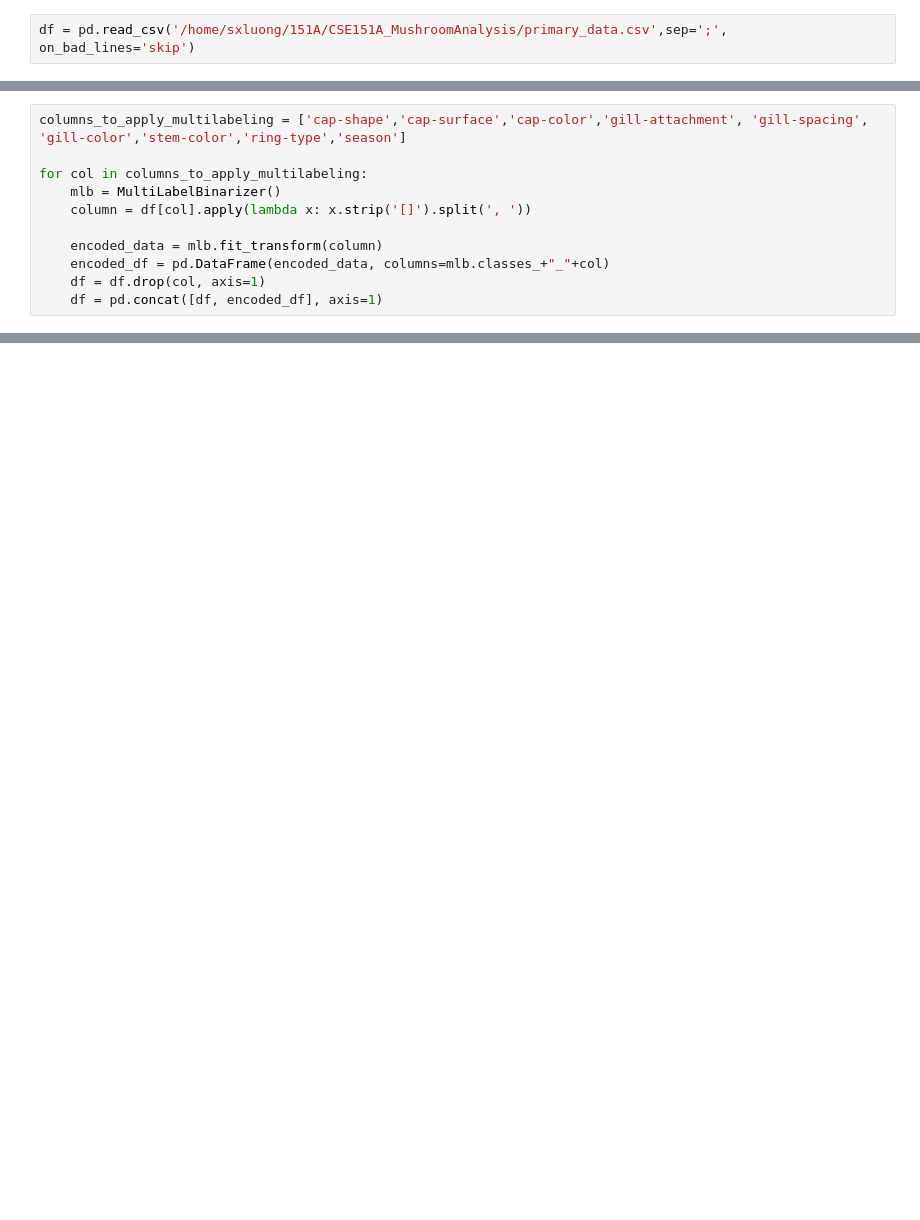
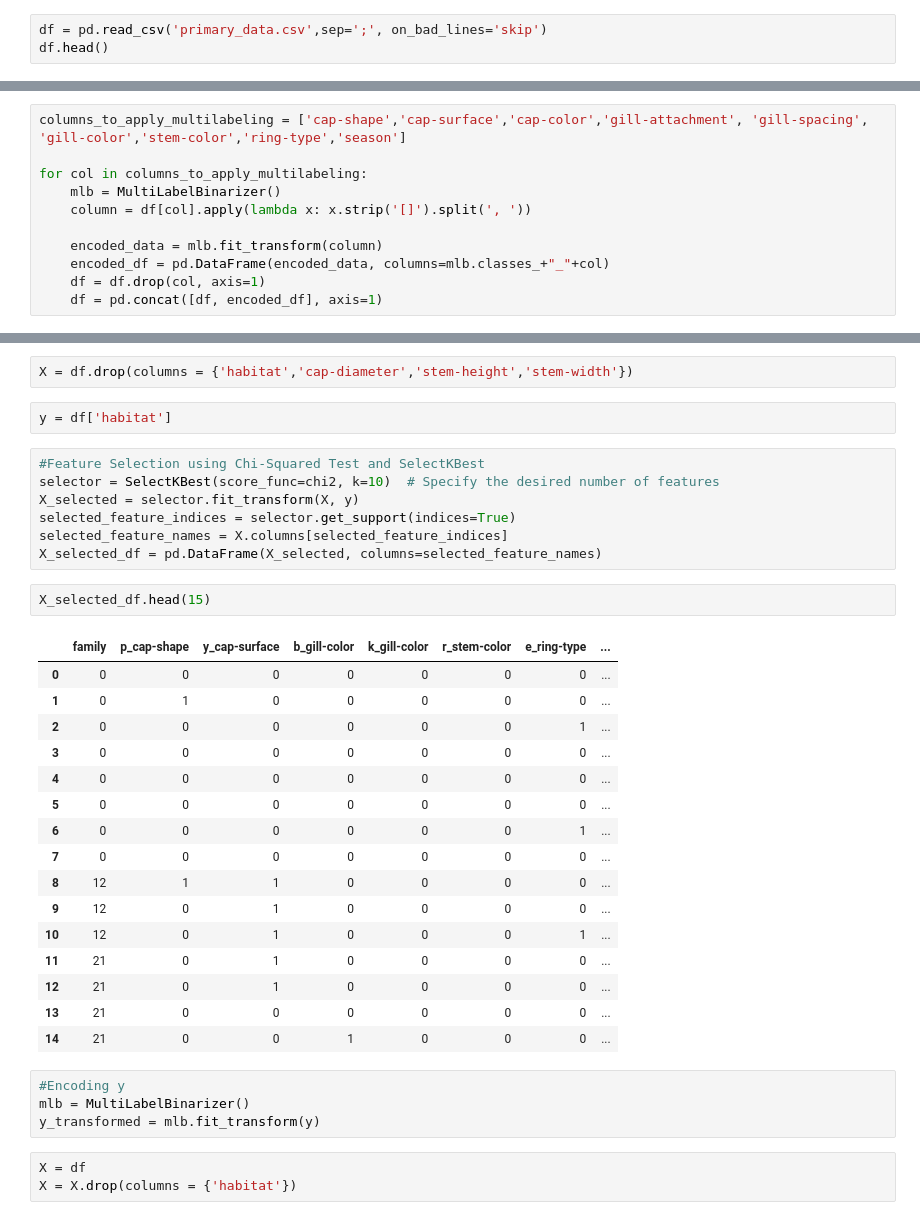
Before and after one commit to arnavkamra14/CSE151A_MushroomAnalysis, a Jupyter notebook: Preprocessing_Group_151A.ipynb, the cells around one changed output, grey strips where cells are left out. Drawn from its saved outputs; the diff is of its cells as text; blank space fills up the shorter version.

```diff
--- a/Preprocessing_Group_151A.ipynb
+++ b/Preprocessing_Group_151A.ipynb
@@ -5,2 +9,3 @@ label_encoder = LabelEncoder()
 # %%
-df = pd.read_csv('/home/sxluong/151A/CSE151A_MushroomAnalysis/primary_data.csv',sep=';', on_bad_lines='skip')
+df = pd.read_csv('primary_data.csv',sep=';', on_bad_lines='skip')
+df.head()
@@ -53,0 +86,37 @@ for col in columns_to_apply_multilabeling:
+# %%
+X = df.drop(columns = {'habitat','cap-diameter','stem-height','stem-width'})
+# %%
+y = df['habitat']
+# %%
+#Feature Selection using Chi-Squared Test and SelectKBest
+selector = SelectKBest(score_func=chi2, k=10)  # Specify the desired number of features
+X_selected = selector.fit_transform(X, y)
+selected_feature_indices = selector.get_support(indices=True)
+selected_feature_names = X.columns[selected_feature_indices]
+X_selected_df = pd.DataFrame(X_selected, columns=selected_feature_names)
+# %%
+X_selected_df.head(15)
+# %% [output]
+|  | family | p_cap-shape | y_cap-surface | b_gill-color | k_gill-color | r_stem-color | e_ring-type | ... |
+| 0 | 0 | 0 | 0 | 0 | 0 | 0 | 0 | ... |
+| 1 | 0 | 1 | 0 | 0 | 0 | 0 | 0 | ... |
+| 2 | 0 | 0 | 0 | 0 | 0 | 0 | 1 | ... |
+| 3 | 0 | 0 | 0 | 0 | 0 | 0 | 0 | ... |
+| 4 | 0 | 0 | 0 | 0 | 0 | 0 | 0 | ... |
+| 5 | 0 | 0 | 0 | 0 | 0 | 0 | 0 | ... |
+| 6 | 0 | 0 | 0 | 0 | 0 | 0 | 1 | ... |
+| 7 | 0 | 0 | 0 | 0 | 0 | 0 | 0 | ... |
+| 8 | 12 | 1 | 1 | 0 | 0 | 0 | 0 | ... |
+| 9 | 12 | 0 | 1 | 0 | 0 | 0 | 0 | ... |
+| 10 | 12 | 0 | 1 | 0 | 0 | 0 | 1 | ... |
+| 11 | 21 | 0 | 1 | 0 | 0 | 0 | 0 | ... |
+| 12 | 21 | 0 | 1 | 0 | 0 | 0 | 0 | ... |
+| 13 | 21 | 0 | 0 | 0 | 0 | 0 | 0 | ... |
+| 14 | 21 | 0 | 0 | 1 | 0 | 0 | 0 | ... |
+# %%
+#Encoding y
+mlb = MultiLabelBinarizer()
+y_transformed = mlb.fit_transform(y)
+# %%
+X = df
+X = X.drop(columns = {'habitat'})
```
Also changed, not shown: parts of 9 cells of this notebook.
